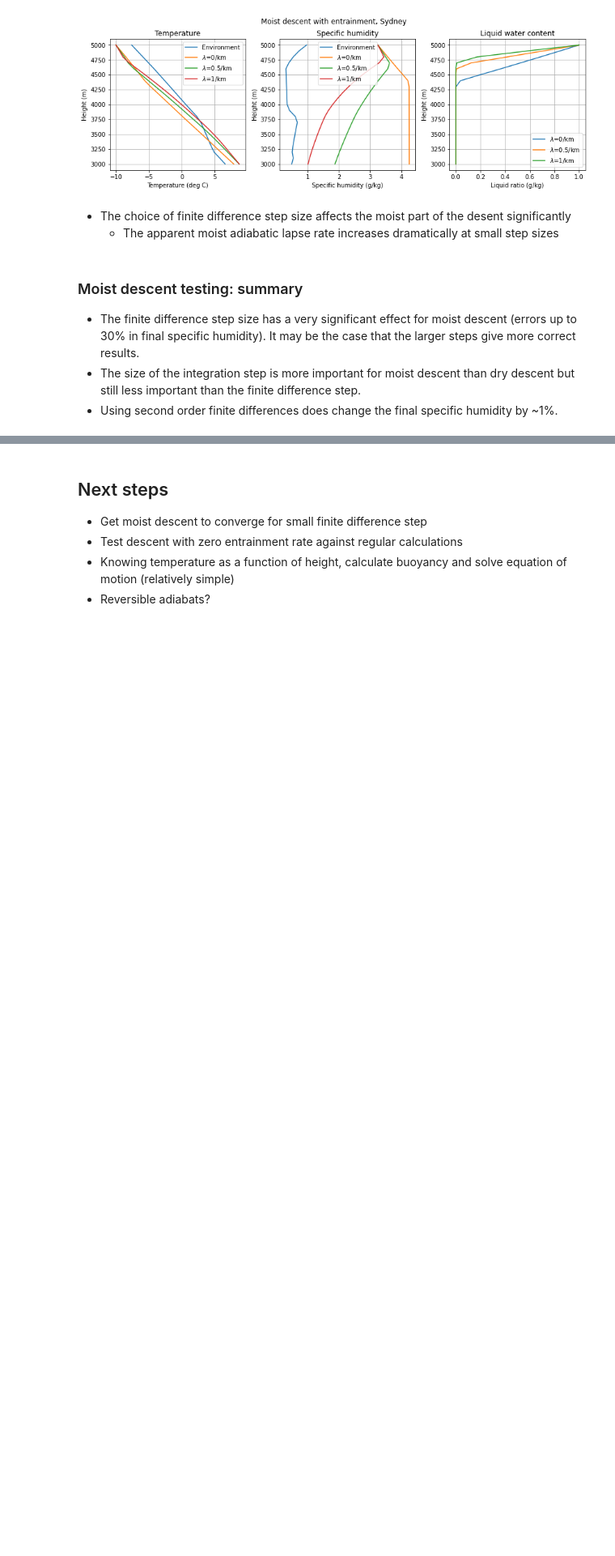
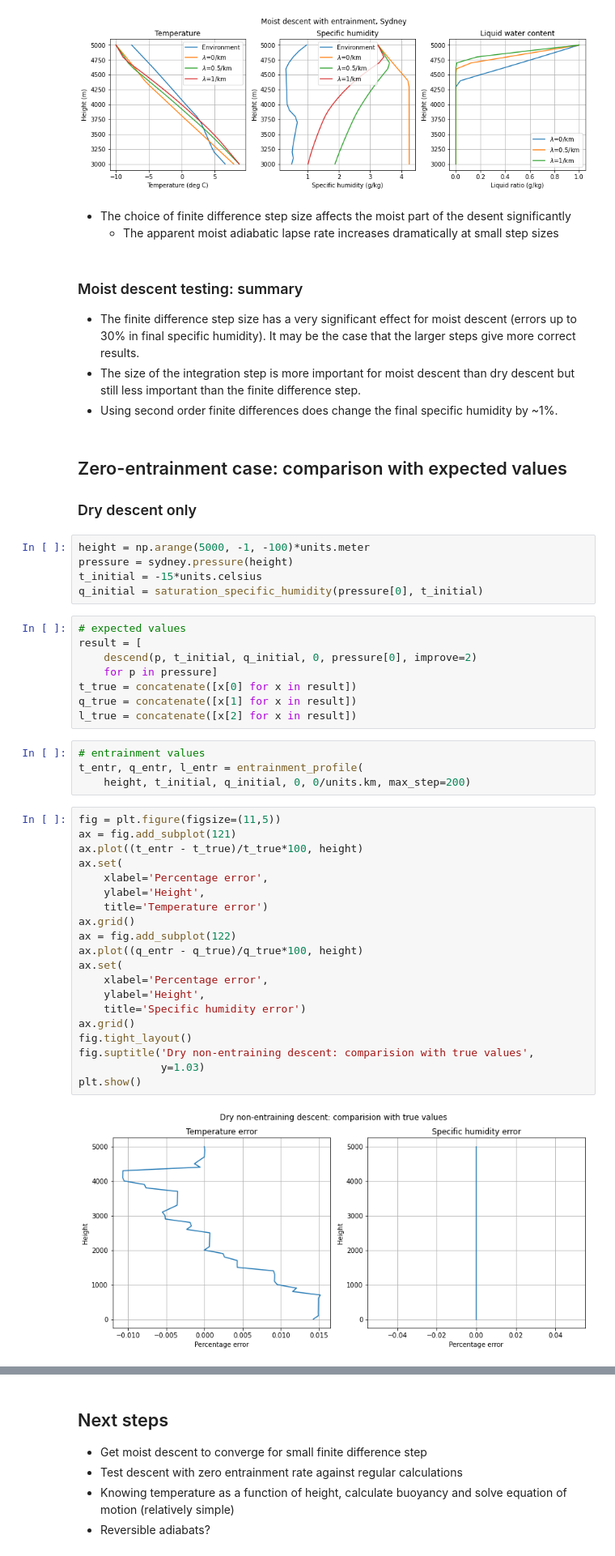
Before and after one commit to tschanzer/taste-of-research-21T3, a Jupyter notebook: notebooks/20210929_entrainment/20210929_entrainment.ipynb, the cells around one changed output, grey strips where cells are left out. Shown at 81% size. Drawn from its saved outputs; the diff is of its cells as text; blank space fills up the shorter version.

Commit message:
Add zero-entrainment tests

```diff
--- a/notebooks/20210929_entrainment/20210929_entrainment.ipynb
+++ b/notebooks/20210929_entrainment/20210929_entrainment.ipynb
@@ -820,3 +834,45 @@ plt.show()
 - The finite difference step size has a very significant effect for moist descent (errors up to 30% in final specific humidity). It may be the case that the larger steps give more correct results.
 - The size of the integration step is more important for moist descent than dry descent but still less important than the finite difference step.
 - Using second order finite differences does change the final specific humidity by ~1%.
+# %% [markdown]
+## Zero-entrainment case: comparison with expected values
+### Dry descent only
+# %%
+height = np.arange(5000, -1, -100)*units.meter
+pressure = sydney.pressure(height)
+t_initial = -15*units.celsius
+q_initial = saturation_specific_humidity(pressure[0], t_initial)
+# %%
+# expected values
+result = [
+    descend(p, t_initial, q_initial, 0, pressure[0], improve=2)
+    for p in pressure]
+t_true = concatenate([x[0] for x in result])
+q_true = concatenate([x[1] for x in result])
+l_true = concatenate([x[2] for x in result])
+# %%
+# entrainment values
+t_entr, q_entr, l_entr = entrainment_profile(
+    height, t_initial, q_initial, 0, 0/units.km, max_step=200)
+# %%
+fig = plt.figure(figsize=(11,5))
+ax = fig.add_subplot(121)
+ax.plot((t_entr - t_true)/t_true*100, height)
+ax.set(
+    xlabel='Percentage error',
+    ylabel='Height',
+    title='Temperature error')
+ax.grid()
+ax = fig.add_subplot(122)
+ax.plot((q_entr - q_true)/q_true*100, height)
+ax.set(
+    xlabel='Percentage error',
+    ylabel='Height',
+    title='Specific humidity error')
+ax.grid()
+fig.tight_layout()
+fig.suptitle('Dry non-entraining descent: comparision with true values',
+             y=1.03)
+plt.show()
+# %% [output]
+[figure, added]
```
Also changed, not shown: parts of 13 cells of this notebook.
